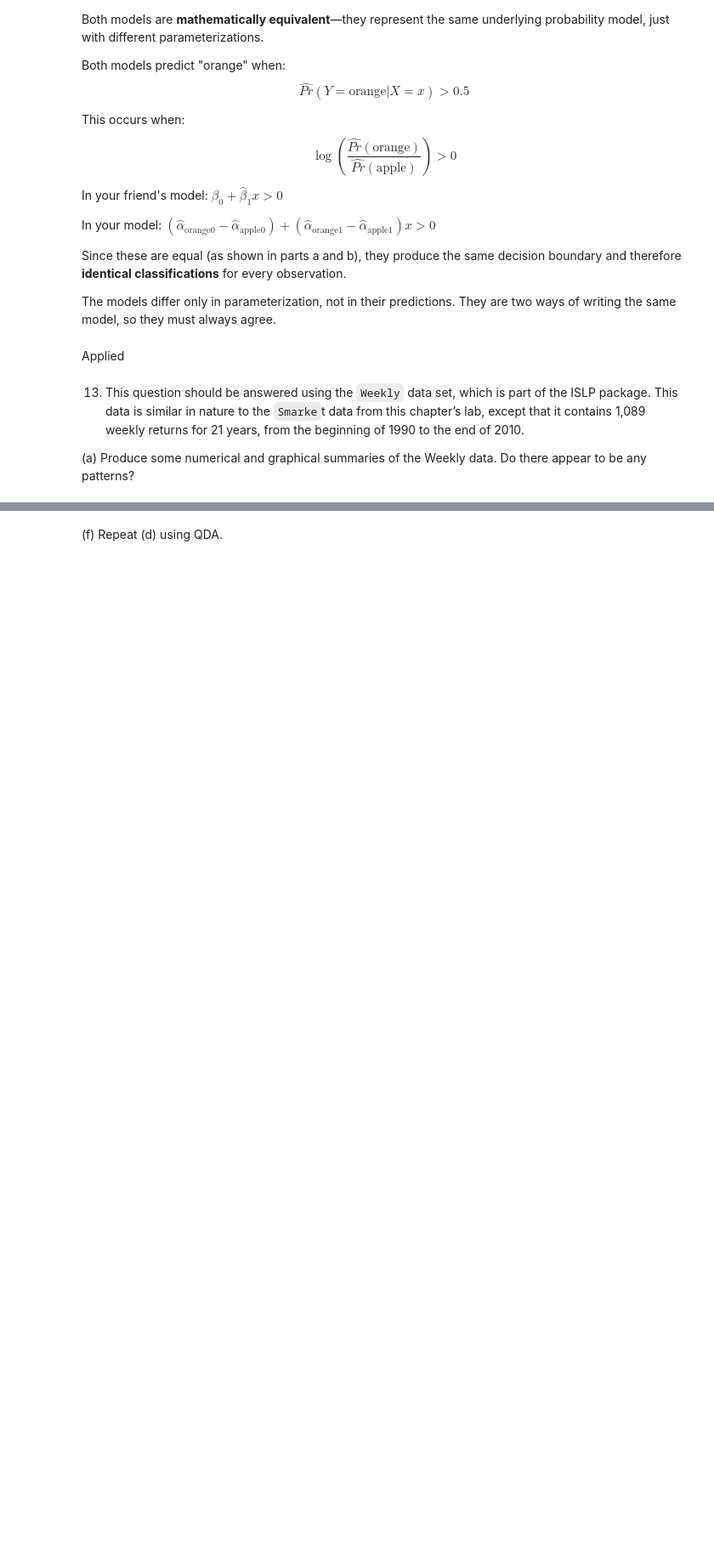
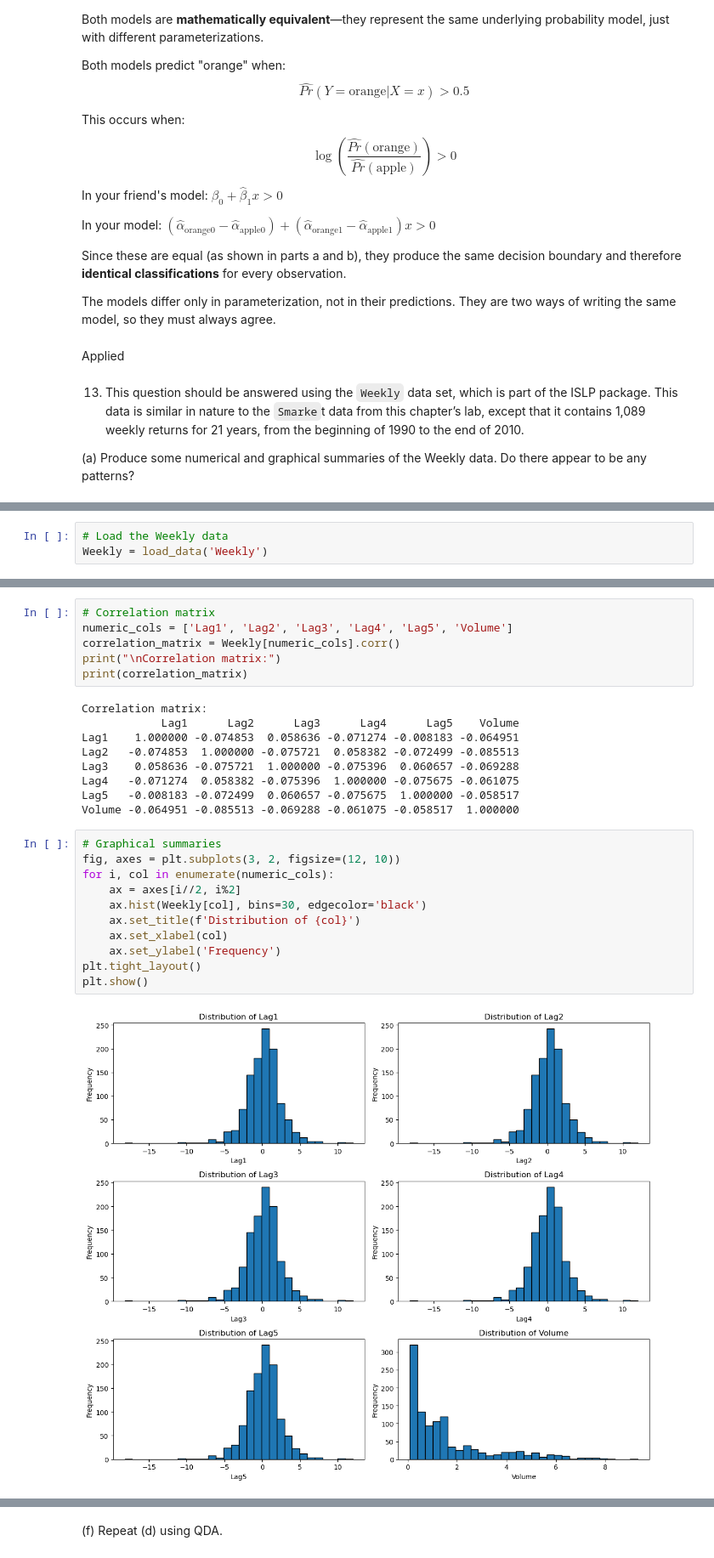
Before and after one commit to zozoking101/An-Introduction-to-Statistical-Learning-with-Applications-in-Python, a Jupyter notebook: 4_Classification/Chapter_4.ipynb, the cells around one changed output, grey strips where cells are left out. Shown at 85% size. Drawn from its saved outputs; the diff is of its cells as text; blank space fills up the shorter version.

```diff
--- a/4_Classification/Chapter_4.ipynb
+++ b/4_Classification/Chapter_4.ipynb
@@ -3391,0 +3385,3 @@ for the held out data (that is, the data from 2009 and 2010).
+# %%
+# Load the Weekly data
+Weekly = load_data('Weekly')
@@ -3391,0 +3417,28 @@ for the held out data (that is, the data from 2009 and 2010).
+# %%
+# Correlation matrix
+numeric_cols = ['Lag1', 'Lag2', 'Lag3', 'Lag4', 'Lag5', 'Volume']
+correlation_matrix = Weekly[numeric_cols].corr()
+print("\nCorrelation matrix:")
+print(correlation_matrix)
+# %% [output]
+Correlation matrix:
+            Lag1      Lag2      Lag3      Lag4      Lag5    Volume
+Lag1    1.000000 -0.074853  0.058636 -0.071274 -0.008183 -0.064951
+Lag2   -0.074853  1.000000 -0.075721  0.058382 -0.072499 -0.085513
+Lag3    0.058636 -0.075721  1.000000 -0.075396  0.060657 -0.069288
+Lag4   -0.071274  0.058382 -0.075396  1.000000 -0.075675 -0.061075
+Lag5   -0.008183 -0.072499  0.060657 -0.075675  1.000000 -0.058517
+Volume -0.064951 -0.085513 -0.069288 -0.061075 -0.058517  1.000000
+# %%
+# Graphical summaries
+fig, axes = plt.subplots(3, 2, figsize=(12, 10))
+for i, col in enumerate(numeric_cols):
+    ax = axes[i//2, i%2]
+    ax.hist(Weekly[col], bins=30, edgecolor='black')
+    ax.set_title(f'Distribution of {col}')
+    ax.set_xlabel(col)
+    ax.set_ylabel('Frequency')
+plt.tight_layout()
+plt.show()
+# %% [output]
+[figure, added]
```
Also changed, not shown: parts of 37 cells of this notebook.
